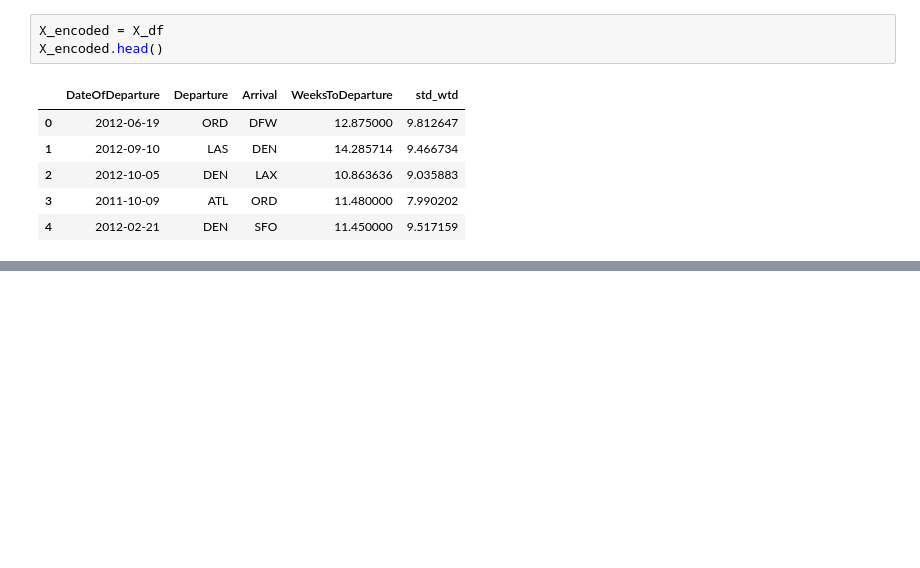
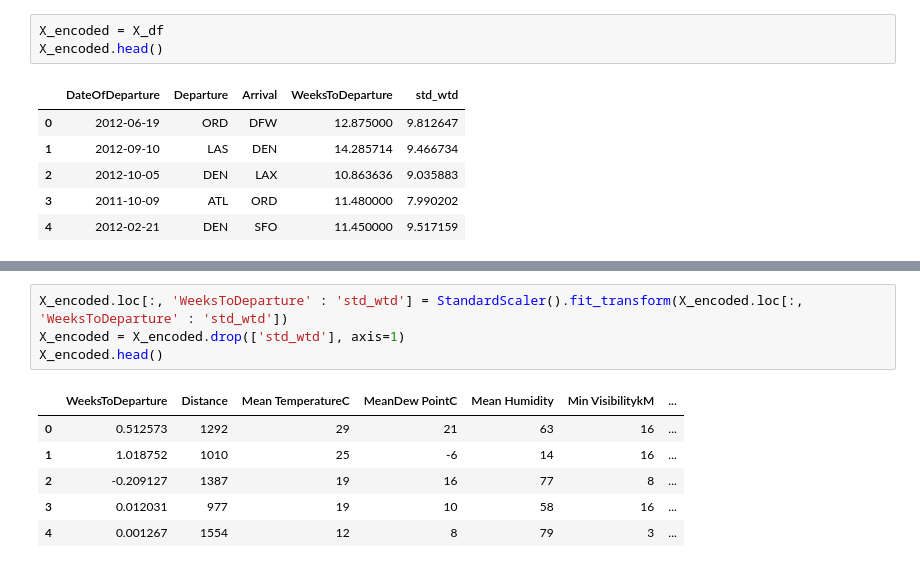
Before and after one commit to AdrienToulouse/Predicting_air_traffic, a Jupyter notebook: Polo's feature_extractors.ipynb, the cells around one changed output, grey strips where cells are left out. Drawn from its saved outputs; the diff is of its cells as text; blank space fills up the shorter version.

```diff
--- a/Polo's feature_extractors.ipynb
+++ b/Polo's feature_extractors.ipynb
@@ -115,0 +90,11 @@ X_encoded.head()
+# %%
+X_encoded.loc[:, 'WeeksToDeparture' : 'std_wtd'] = StandardScaler().fit_transform(X_encoded.loc[:, 'WeeksToDeparture' : 'std_wtd'])
+X_encoded = X_encoded.drop(['std_wtd'], axis=1)
+X_encoded.head()
+# %% [output]
+|  | WeeksToDeparture | Distance | Mean TemperatureC | MeanDew PointC | Mean Humidity | Min VisibilitykM | ... |
+| 0 | 0.512573 | 1292 | 29 | 21 | 63 | 16 | ... |
+| 1 | 1.018752 | 1010 | 25 | -6 | 14 | 16 | ... |
+| 2 | -0.209127 | 1387 | 19 | 16 | 77 | 8 | ... |
+| 3 | 0.012031 | 977 | 19 | 10 | 58 | 16 | ... |
+| 4 | 0.001267 | 1554 | 12 | 8 | 79 | 3 | ... |
```
Also changed, not shown: parts of 23 cells of this notebook, 14 other files.
